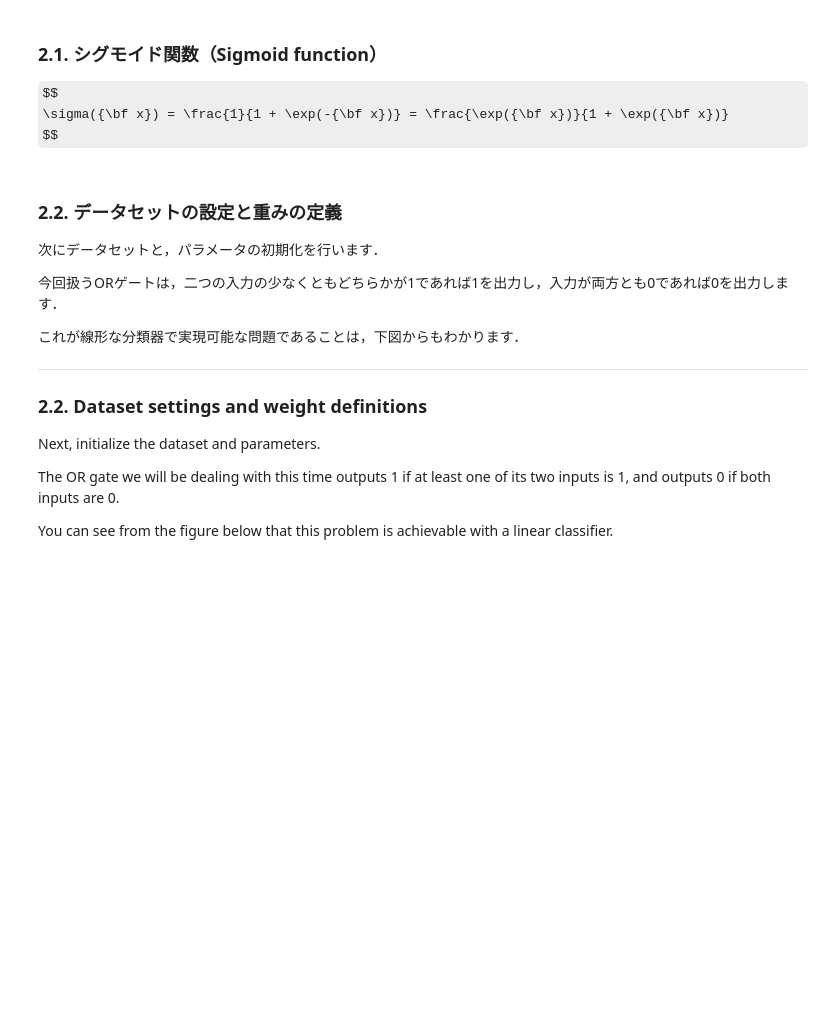
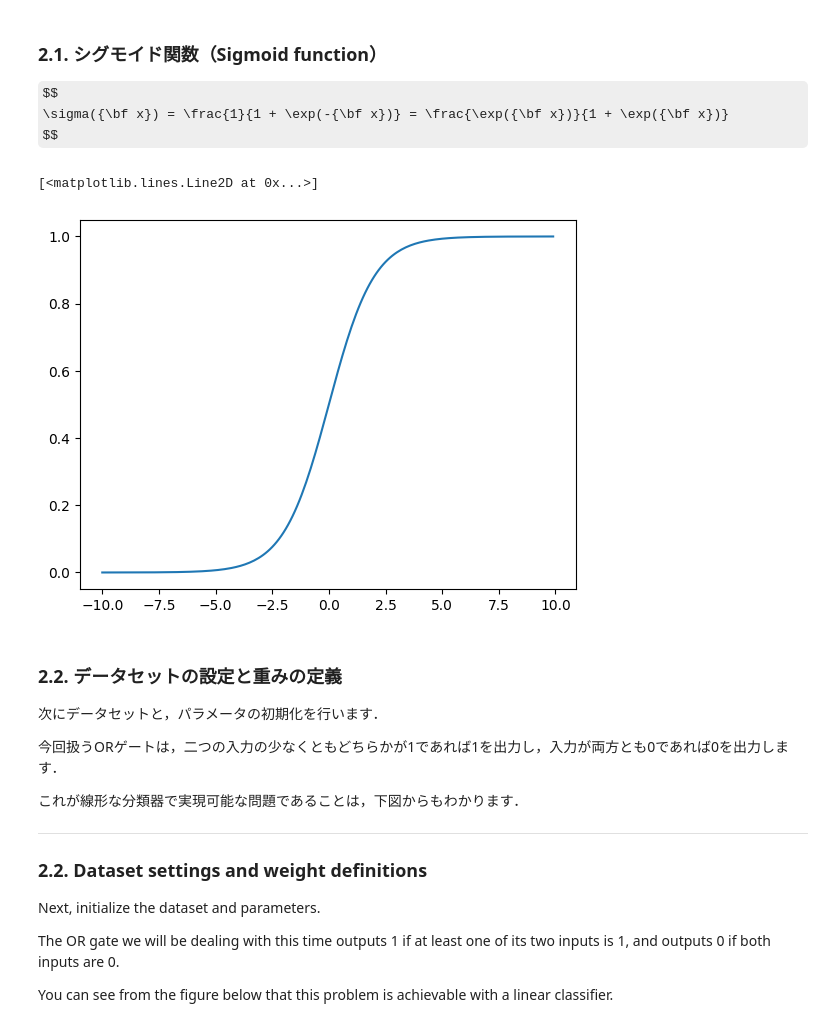
Before and after one commit to SAO-P/Basic-Deep-Learning-2026-Spring, a Jupyter notebook: lecture02_exercise.ipynb, the cells around one changed output. Cells and saved outputs as stored; diff of their text form; code cells hidden in the pictures; some formulas as TeX source; blank space fills up the shorter version.

```diff
--- a/lecture02_exercise.ipynb
+++ b/lecture02_exercise.ipynb
@@ -290,17 +290,20 @@ $$
 # %%
 def sigmoid(x):
     # simple implementation
     #  return 1 / (1 + np.exp(-x))
 
 
     # Implementation with exp overflow countermeasures
     # When x >=0, sigmoid(x) = 1 / (1 + exp(-x))
     # When x < 0, sigmoid(x) = exp(x) / (1 + exp(x))
-    return  # WRITE ME
+    return np.exp(np.minimum(x, 0))/(1+np.exp(-np.abs(x)))
 
 
 x = np.arange(-10, 10, 0.1)
 plt.plot(x, sigmoid(x.copy()))
+# %% [output]
+[<matplotlib.lines.Line2D at 0x...>]
+[figure, added]
 # %% [markdown]
 ### 2.2. データセットの設定と重みの定義
 
```
Also changed, not shown: parts of 8 cells of this notebook.
